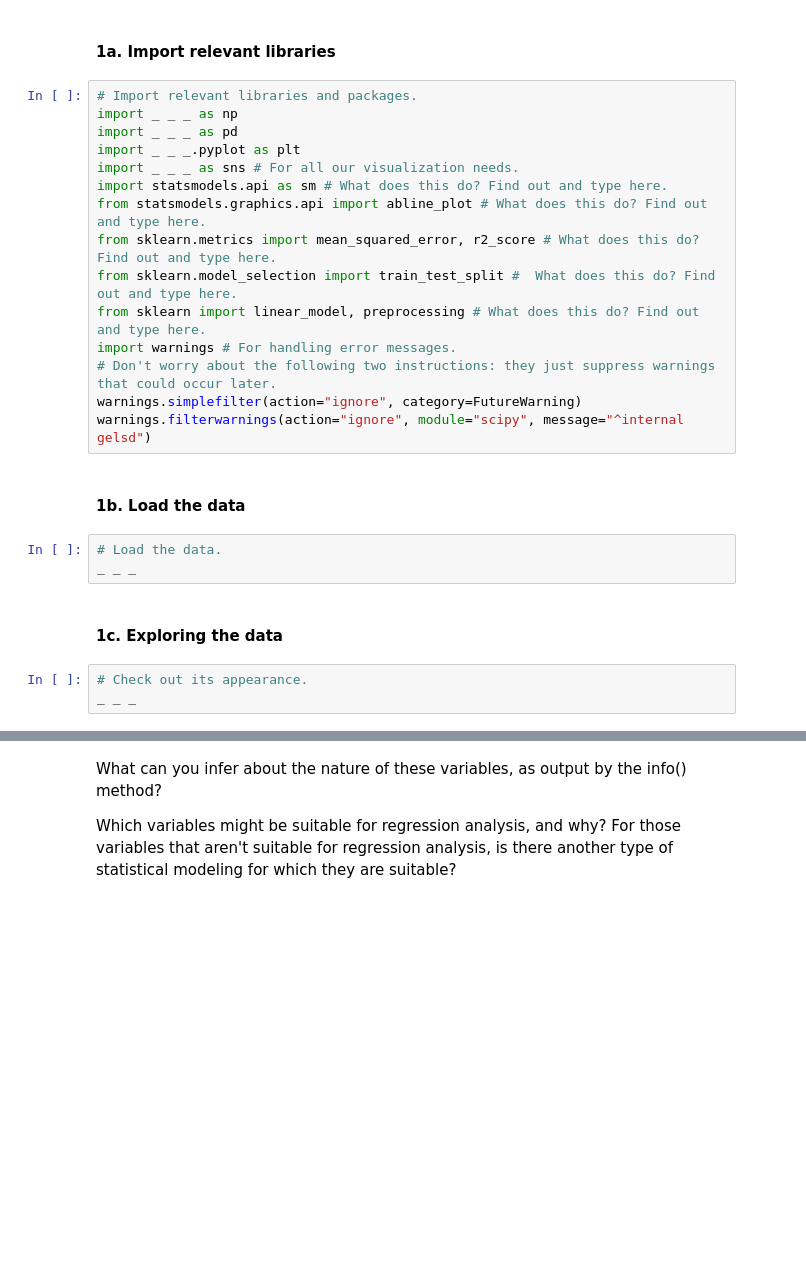
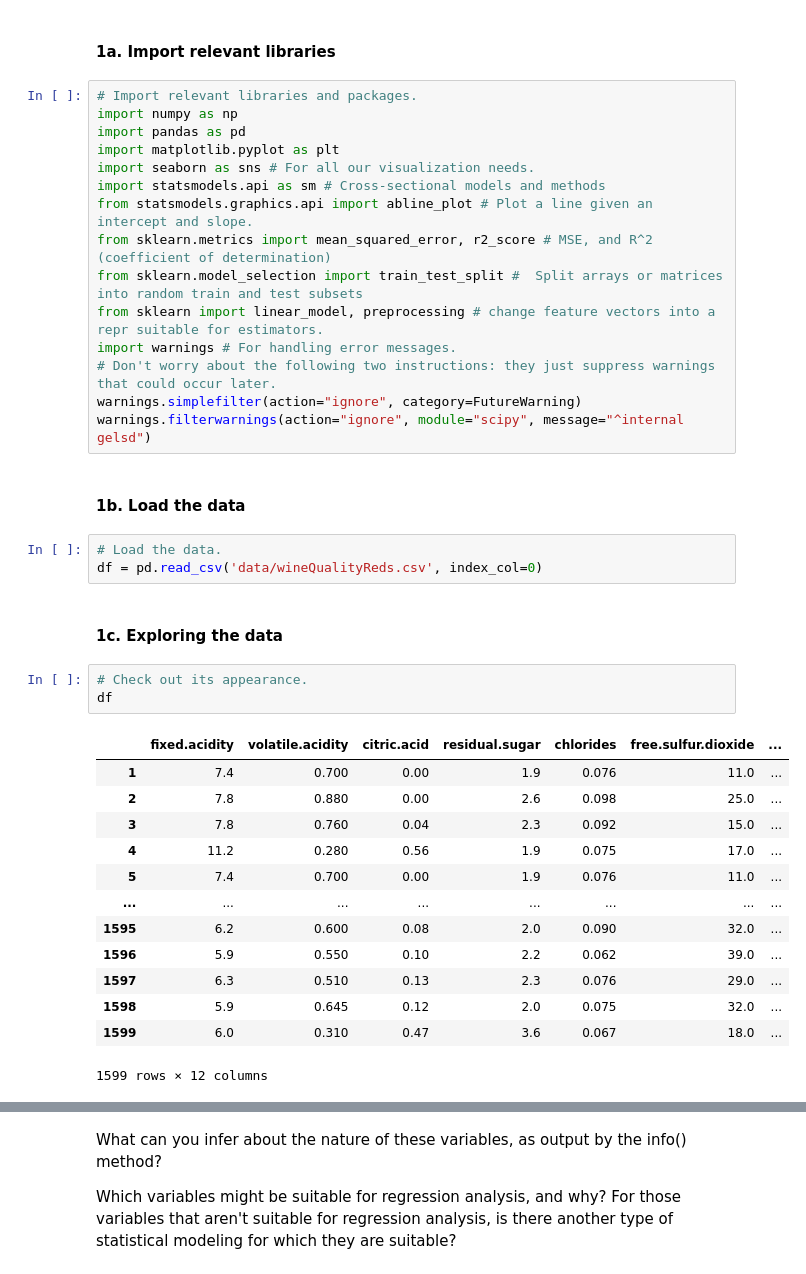
Before and after one commit to allen44/case-study-linear-regression, a Jupyter notebook: Springboard Regression Case Study - the Red Wine Dataset - Tier 3.ipynb, the cells around one changed output, grey strips where cells are left out. Saved outputs shown, nothing was run; the diff lists cells and outputs as text; blank space fills up the shorter version.

Commit message:
finish section 2;

```diff
--- a/Springboard Regression Case Study - the Red Wine Dataset - Tier 3.ipynb
+++ b/Springboard Regression Case Study - the Red Wine Dataset - Tier 3.ipynb
@@ -42,29 +42,43 @@ You're pretty familiar with the data science pipeline at this point. This projec
 #### 1a. Import relevant libraries
 # %%
 # Import relevant libraries and packages.
-import _ _ _ as np
-import _ _ _ as pd
-import _ _ _.pyplot as plt
-import _ _ _ as sns # For all our visualization needs.
-import statsmodels.api as sm # What does this do? Find out and type here.
-from statsmodels.graphics.api import abline_plot # What does this do? Find out and type here.
-from sklearn.metrics import mean_squared_error, r2_score # What does this do? Find out and type here.
-from sklearn.model_selection import train_test_split #  What does this do? Find out and type here.
-from sklearn import linear_model, preprocessing # What does this do? Find out and type here.
+import numpy as np
+import pandas as pd
+import matplotlib.pyplot as plt
+import seaborn as sns # For all our visualization needs.
+import statsmodels.api as sm # Cross-sectional models and methods
+from statsmodels.graphics.api import abline_plot # Plot a line given an intercept and slope.
+from sklearn.metrics import mean_squared_error, r2_score # MSE, and R^2 (coefficient of determination)
+from sklearn.model_selection import train_test_split #  Split arrays or matrices into random train and test subsets
+from sklearn import linear_model, preprocessing # change feature vectors into a repr suitable for estimators.
 import warnings # For handling error messages.
 # Don't worry about the following two instructions: they just suppress warnings that could occur later.
 warnings.simplefilter(action="ignore", category=FutureWarning)
 warnings.filterwarnings(action="ignore", module="scipy", message="^internal gelsd")
 # %% [markdown]
 #### 1b. Load the data
-# %%
-# Load the data.
-_ _ _
+# %%
+# Load the data.
+df = pd.read_csv('data/wineQualityReds.csv', index_col=0)
 # %% [markdown]
 #### 1c. Exploring the data
 # %%
 # Check out its appearance.
-_ _ _
+df
+# %% [output]
+|  | fixed.acidity | volatile.acidity | citric.acid | residual.sugar | chlorides | free.sulfur.dioxide | ... |
+| 1 | 7.4 | 0.700 | 0.00 | 1.9 | 0.076 | 11.0 | ... |
+| 2 | 7.8 | 0.880 | 0.00 | 2.6 | 0.098 | 25.0 | ... |
+| 3 | 7.8 | 0.760 | 0.04 | 2.3 | 0.092 | 15.0 | ... |
+| 4 | 11.2 | 0.280 | 0.56 | 1.9 | 0.075 | 17.0 | ... |
+| 5 | 7.4 | 0.700 | 0.00 | 1.9 | 0.076 | 11.0 | ... |
+| ... | ... | ... | ... | ... | ... | ... | ... |
+| 1595 | 6.2 | 0.600 | 0.08 | 2.0 | 0.090 | 32.0 | ... |
+| 1596 | 5.9 | 0.550 | 0.10 | 2.2 | 0.062 | 39.0 | ... |
+| 1597 | 6.3 | 0.510 | 0.13 | 2.3 | 0.076 | 29.0 | ... |
+| 1598 | 5.9 | 0.645 | 0.12 | 2.0 | 0.075 | 32.0 | ... |
+| 1599 | 6.0 | 0.310 | 0.47 | 3.6 | 0.067 | 18.0 | ... |
+1599 rows × 12 columns
 # %%
 # Another very useful method to call on a recently imported dataset is .info(). Call it here to get a good
 # overview of the data
```
Also changed, not shown: parts of 8 cells of this notebook.
